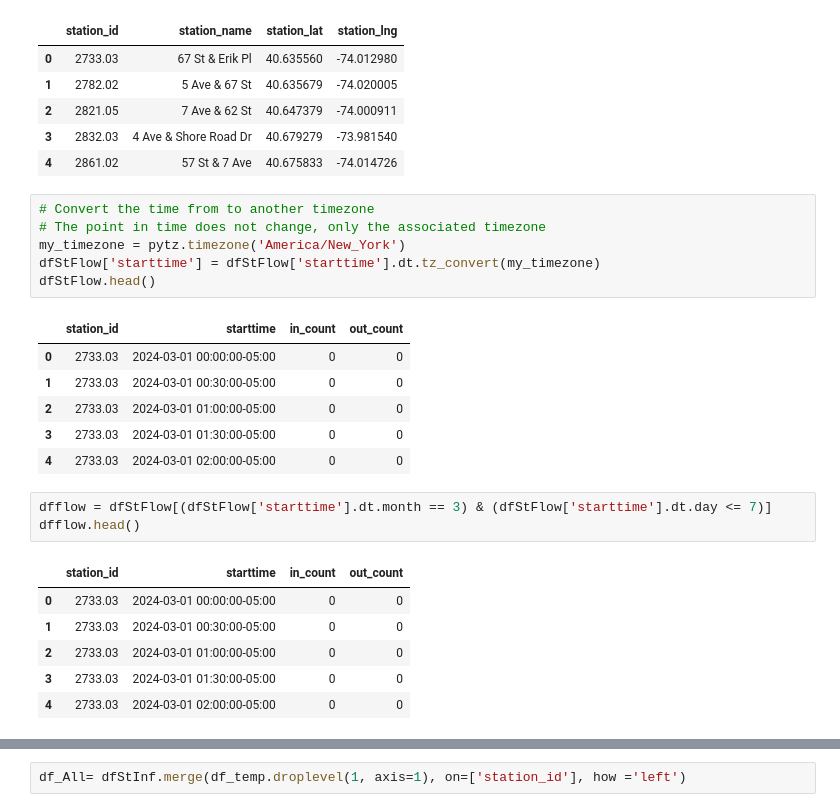
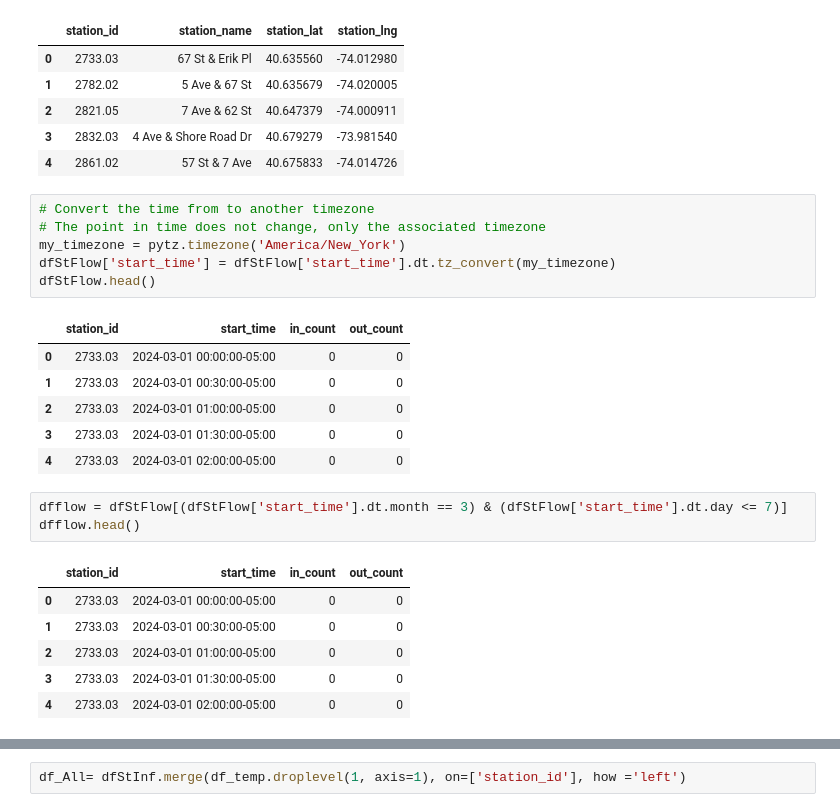
Before and after one commit to MobilityDB/MobilityDataScienceBook, a Jupyter notebook: chapter10/NYCBikesSpatioTemporal.ipynb, the cells around one changed output, grey strips where cells are left out. Saved outputs shown, nothing was run; the diff lists cells and outputs as text.

```diff
--- a/chapter10/NYCBikesSpatioTemporal.ipynb
+++ b/chapter10/NYCBikesSpatioTemporal.ipynb
@@ -87,21 +87,21 @@ dfStInf.head()
 # %%
 # Convert the time from to another timezone
 # The point in time does not change, only the associated timezone
 my_timezone = pytz.timezone('America/New_York')
-dfStFlow['starttime'] = dfStFlow['starttime'].dt.tz_convert(my_timezone)
+dfStFlow['start_time'] = dfStFlow['start_time'].dt.tz_convert(my_timezone)
 dfStFlow.head()
 # %% [output]
-|  | station_id | starttime | in_count | out_count |
+|  | station_id | start_time | in_count | out_count |
 | 0 | 2733.03 | 2024-03-01 00:00:00-05:00 | 0 | 0 |
 | 1 | 2733.03 | 2024-03-01 00:30:00-05:00 | 0 | 0 |
 | 2 | 2733.03 | 2024-03-01 01:00:00-05:00 | 0 | 0 |
 | 3 | 2733.03 | 2024-03-01 01:30:00-05:00 | 0 | 0 |
 | 4 | 2733.03 | 2024-03-01 02:00:00-05:00 | 0 | 0 |
 # %%
-dfflow = dfStFlow[(dfStFlow['starttime'].dt.month == 3) & (dfStFlow['starttime'].dt.day <= 7)]
+dfflow = dfStFlow[(dfStFlow['start_time'].dt.month == 3) & (dfStFlow['start_time'].dt.day <= 7)]
 dfflow.head()
 # %% [output]
-|  | station_id | starttime | in_count | out_count |
+|  | station_id | start_time | in_count | out_count |
 | 0 | 2733.03 | 2024-03-01 00:00:00-05:00 | 0 | 0 |
 | 1 | 2733.03 | 2024-03-01 00:30:00-05:00 | 0 | 0 |
 | 2 | 2733.03 | 2024-03-01 01:00:00-05:00 | 0 | 0 |
```
Also changed, not shown: parts of 3 cells of this notebook.
